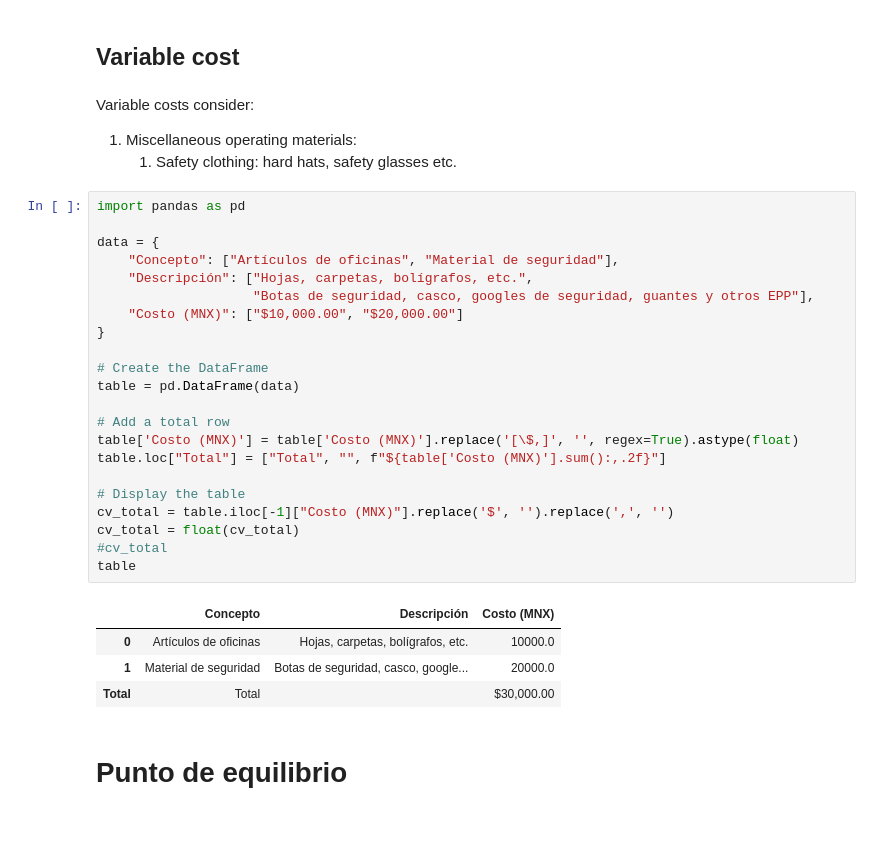
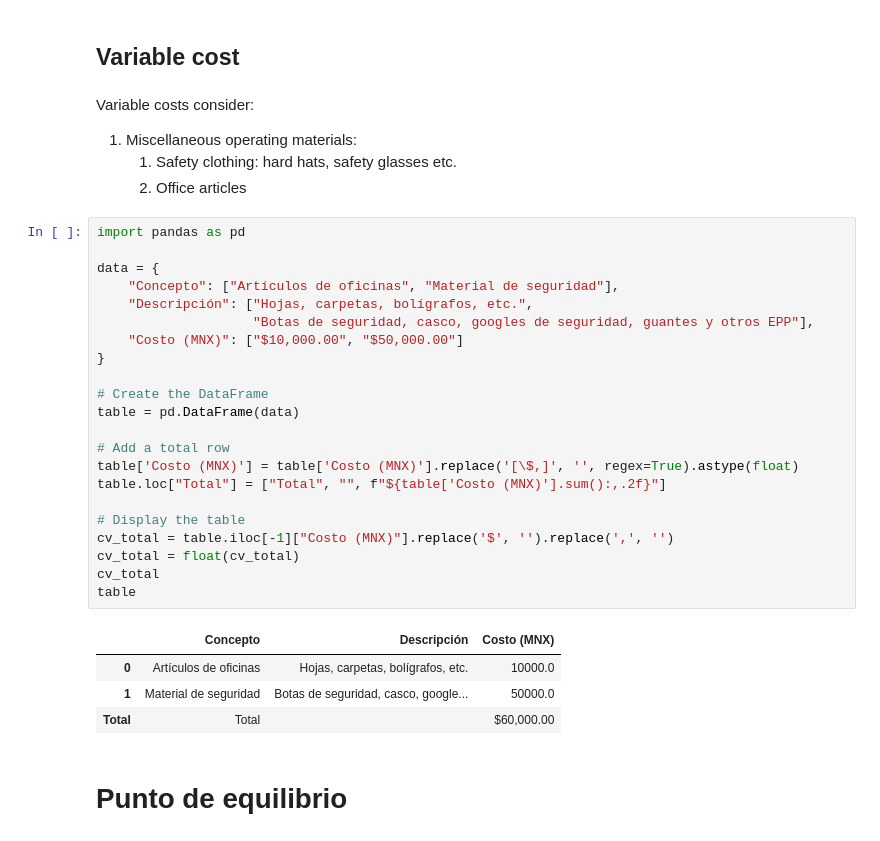
Before and after one commit to SOTO729/8vo, a Jupyter notebook: Evaluacion económica/CAPEX_OPEX.ipynb, the cells around one changed output. Cells and saved outputs as stored; diff of their text form.

```diff
--- a/Evaluacion económica/CAPEX_OPEX.ipynb
+++ b/Evaluacion económica/CAPEX_OPEX.ipynb
@@ -232,35 +235,36 @@ recursos_humano[["Salario total (MNX/año)","Vacaciones (MNX/año)","Prima Vacac
     <li>Miscellaneous operating materials:
         <ol>
             <li>Safety clothing: hard hats, safety glasses etc.</li>
+            <li>Office articles</li>
 
 </ol>
 # %%
 import pandas as pd
 
 data = {
     "Concepto": ["Artículos de oficinas", "Material de seguridad"],
     "Descripción": ["Hojas, carpetas, bolígrafos, etc.",
                     "Botas de seguridad, casco, googles de seguridad, guantes y otros EPP"],
-    "Costo (MNX)": ["$10,000.00", "$20,000.00"]
+    "Costo (MNX)": ["$10,000.00", "$50,000.00"]
 }
 
 # Create the DataFrame
 table = pd.DataFrame(data)
 
 # Add a total row
 table['Costo (MNX)'] = table['Costo (MNX)'].replace('[\$,]', '', regex=True).astype(float)
 table.loc["Total"] = ["Total", "", f"${table['Costo (MNX)'].sum():,.2f}"]
 
 # Display the table
 cv_total = table.iloc[-1]["Costo (MNX)"].replace('$', '').replace(',', '')
 cv_total = float(cv_total)
-#cv_total
+cv_total
 table
 # %% [output]
 |  | Concepto | Descripción | Costo (MNX) |
 | 0 | Artículos de oficinas | Hojas, carpetas, bolígrafos, etc. | 10000.0 |
-| 1 | Material de seguridad | Botas de seguridad, casco, google... | 20000.0 |
-| Total | Total |  | $30,000.00 |
+| 1 | Material de seguridad | Botas de seguridad, casco, google... | 50000.0 |
+| Total | Total |  | $60,000.00 |
 # %% [markdown]
 <h1>Punto de equilibrio</h1>
 # %%
```
Also changed, not shown: parts of 16 cells of this notebook.
